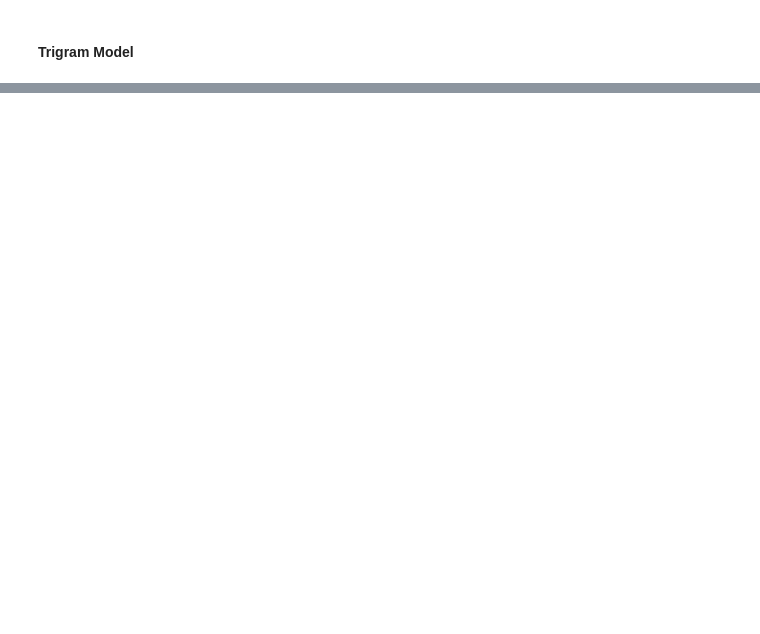
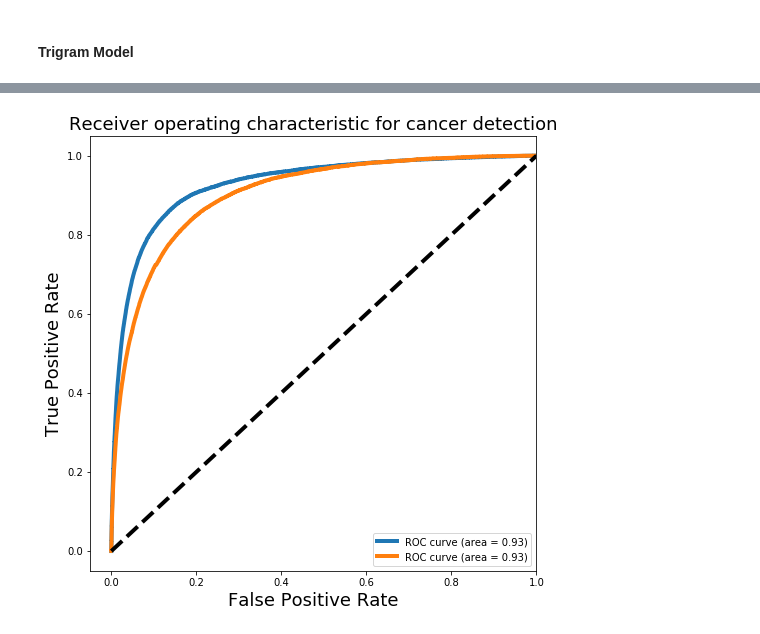
Before and after one commit to ruoranh/Quora-Insincere-Questions, a Jupyter notebook: Quora_basic_text_modelling.ipynb, the cells around one changed output, grey strips where cells are left out. Saved outputs shown, nothing was run; the diff lists cells and outputs as text; code cells hidden in the pictures; blank space fills up the shorter version.

```diff
--- a/Quora_basic_text_modelling.ipynb
+++ b/Quora_basic_text_modelling.ipynb
@@ -274,6 +312,12 @@ X_test_arg = X_test_bi
 model_score(model, X_train_arg, X_test_arg, y_train, y_test, score_df, model_label)
 cv_score(model, X_train_arg, y_train, model_label)
 score_df
+
+
+nb = MultinomialNB()
+nb.fit(X_train_bi, y_train)
+y_pred = nb.predict(X_test_bi)
+confusion_matrix(y_test, y_pred)
 # %% [output]
 Train Accuracy : 0.9743872697891263
 Test Accuracy: 0.9472362501569529
@@ -359,6 +408,6 @@ X_train_tf_t, X_test_tf_t = vect_trans(TfidfTransformer(), X_train_t, X_test_t)
 model = MultinomialNB()
 model_label = 'Tfidf_t_NB'
 
-model_score(model, X_train_tf_t , X_test_tf_t, y_train, y_test, score_df, model_label)
+y_pp_temp = model_score(model, X_train_tf_t , X_test_tf_t, y_train, y_test, score_df, model_label)
 cv_score(model, X_train_tf_t, y_train, model_label)
 score_df
@@ -364,0 +431,3 @@ score_df
+# %%
+Y_pp_tfidf = pd.DataFrame(y_pp_temp, columns=['tfidf_class_0_pp','tfidf_class_1_pp'])
+Y_pp_tfidf.head()
@@ -568,0 +808,27 @@ score_df
+# %%
+# For class 1, find the area under the curve
+fpr_raw, tpr_raw, _ = roc_curve(y_test_raw, Y_pp.raw_class_1_pp)
+fpr_t, tpr_t, _ = roc_curve(y_test, Y_pp_t.t_class_1_pp)
+fpr_tfidf, tpr_tfidf, _ = roc_curve(y_test, Y_pp_tfidf.tfidf_class_1_pp)
+
+roc_auc = auc(fpr, tpr)
+
+# Plot of a ROC curve for class 1 (has_cancer)
+plt.figure(figsize=[8,8])
+
+
+plt.plot(fpr_raw, tpr_raw, label='ROC curve (area = %0.2f)' % roc_auc, linewidth=4)
+# plt.plot(fpr_t, tpr_t, label='ROC curve (area = %0.2f)' % roc_auc, linewidth=4)
+plt.plot(fpr_tfidf, tpr_tfidf, label='ROC curve (area = %0.2f)' % roc_auc, linewidth=4)
+
+
+plt.plot([0, 1], [0, 1], 'k--', linewidth=4)
+plt.xlim([-0.05, 1.0])
+plt.ylim([-0.05, 1.05])
+plt.xlabel('False Positive Rate', fontsize=18)
+plt.ylabel('True Positive Rate', fontsize=18)
+plt.title('Receiver operating characteristic for cancer detection', fontsize=18)
+plt.legend(loc="lower right")
+plt.show()
+# %% [output]
+[figure, added]
```
Also changed, not shown: parts of 51 cells of this notebook, 52 other files.
